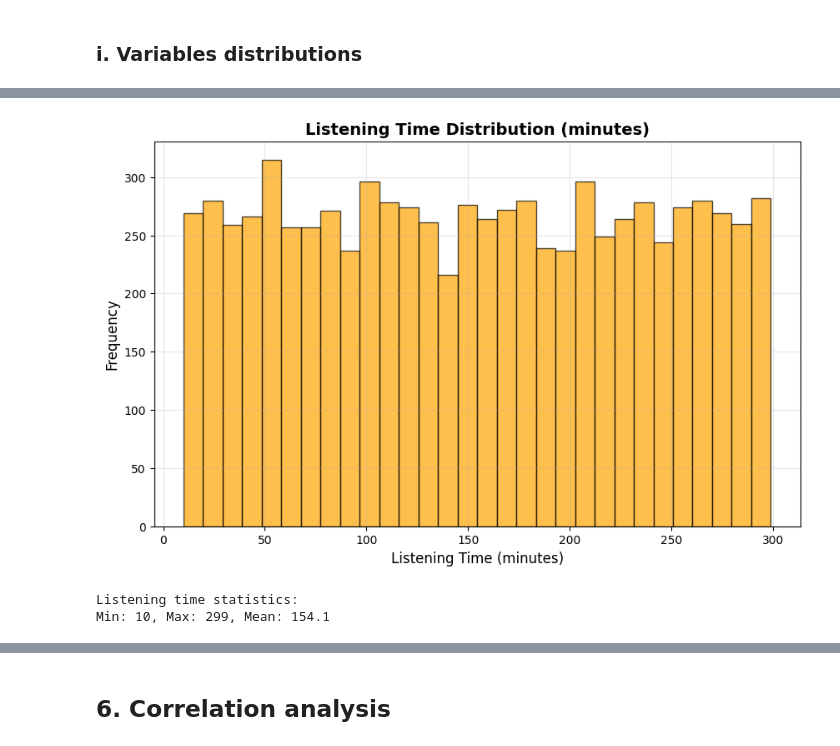
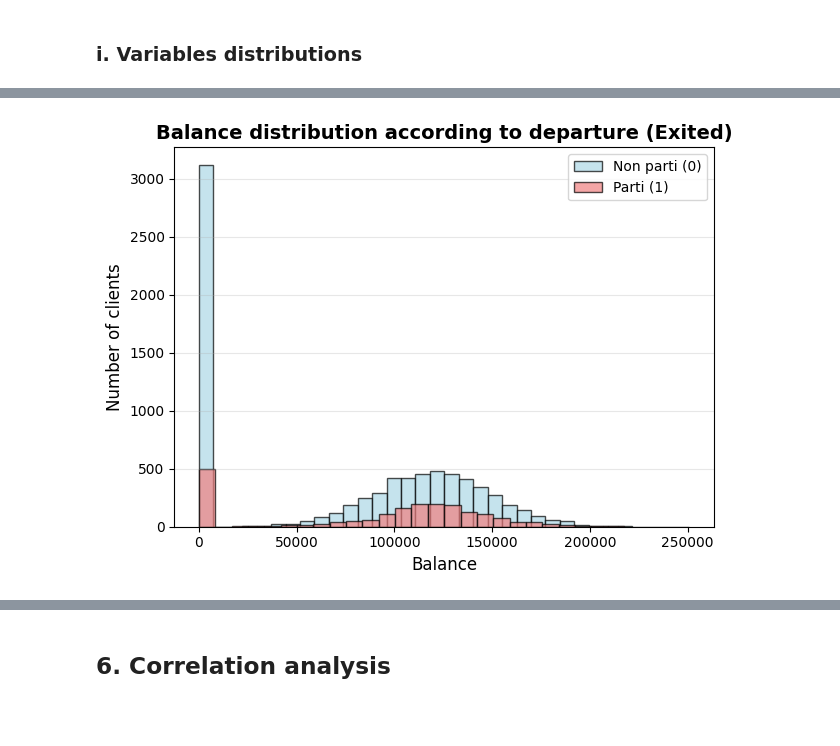
Before and after one commit to maxoubvd/S7_ML_project, a Jupyter notebook: projet_ml.ipynb, the cells around one changed output, grey strips where cells are left out. Cells and saved outputs as stored; diff of their text form; code cells hidden in the pictures; blank space fills up the shorter version.

```diff
--- a/projet_ml.ipynb
+++ b/projet_ml.ipynb
@@ -13,7 +13,9 @@ from sklearn.preprocessing import StandardScaler
 # %% [markdown]
 ## 2. Dataset
 # %%
-df = pd.read_csv('spotify_churn_dataset.csv')
+df = pd.read_csv('Churn_Modelling.csv')
+# %%
+df.rename(columns={'is_churned': 'is_inactive'}, inplace=True)
 # %% [markdown]
 # II. Dataset analysis
 # %%
@@ -245,13 +303,28 @@ plt.show()
 # %%
-plt.figure(figsize=(10, 6))
-plt.hist(df['listening_time'], bins=30, color='orange', alpha=0.7, edgecolor='black')
-plt.title('Listening Time Distribution (minutes)', fontsize=14, fontweight='bold')
-plt.xlabel('Listening Time (minutes)', fontsize=12)
-plt.ylabel('Frequency', fontsize=12)
-plt.grid(alpha=0.3)
+plt.hist(
+    df[df['Exited'] == 0]['Balance'],
+    bins=30,
+    alpha=0.7,
+    label='Non parti (0)',
+    color='lightblue',
+    edgecolor='black'
+)
+
+plt.hist(
+    df[df['Exited'] == 1]['Balance'],
+    bins=30,
+    alpha=0.7,
+    label='Parti (1)',
+    color='lightcoral',
+    edgecolor='black'
+)
+
+plt.title('Balance distribution according to departure (Exited)', fontsize=14, fontweight='bold')
+plt.xlabel('Balance', fontsize=12)
+plt.ylabel('Number of clients', fontsize=12)
+plt.legend()
+plt.grid(axis='y', alpha=0.3)
+plt.tight_layout()
 plt.show()
-print(f"Listening time statistics:\nMin: {df['listening_time'].min()}, Max: {df['listening_time'].max()}, Mean: {df['listening_time'].mean():.1f}")
 # %% [output]
-[figure, old version]
+[figure, new version]
-Listening time statistics:
-Min: 10, Max: 299, Mean: 154.1
```
Also changed, not shown: parts of 79 cells of this notebook.
